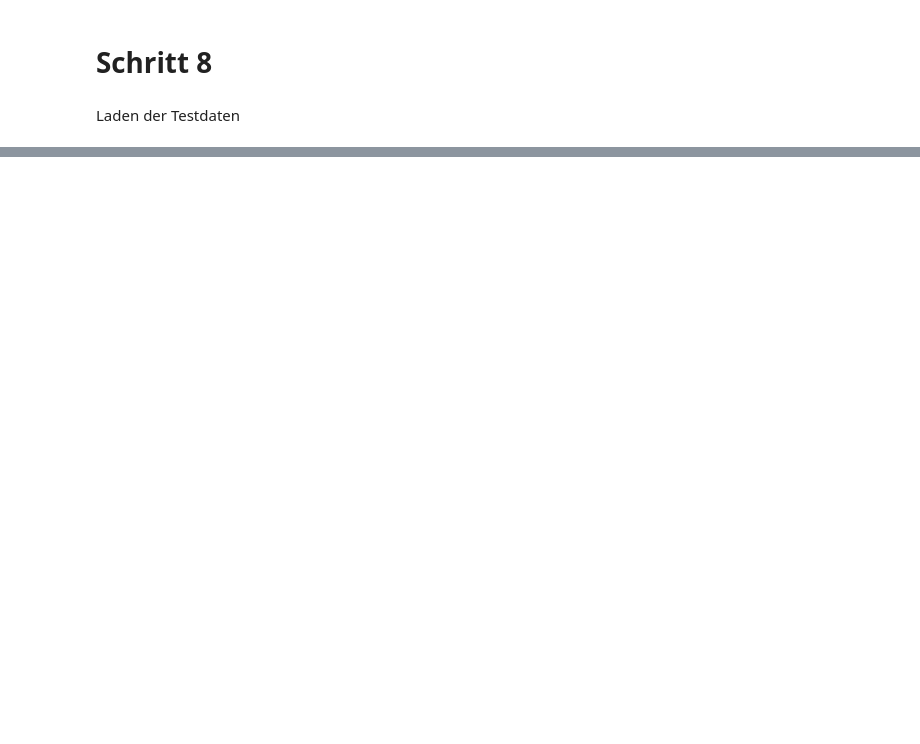
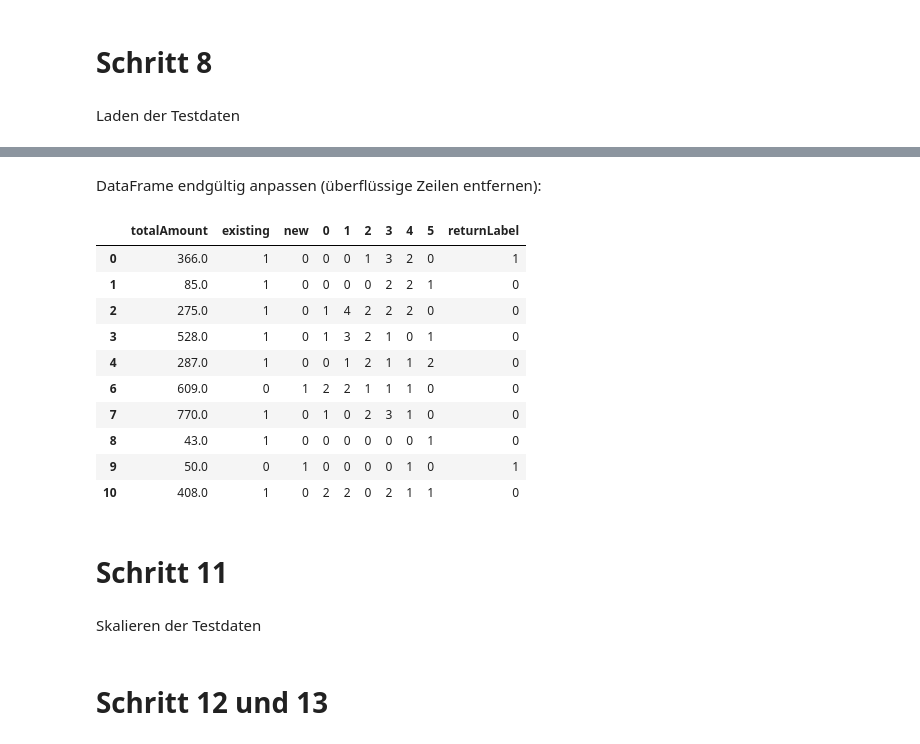
Before and after one commit to Maximilian-prog/ml-kurs-ws22, a Jupyter notebook: ML-Projekt.ipynb, the cells around one changed output, grey strips where cells are left out. Drawn from its saved outputs; the diff is of its cells as text; code cells hidden in the pictures; blank space fills up the shorter version.

```diff
--- a/ML-Projekt.ipynb
+++ b/ML-Projekt.ipynb
@@ -295,0 +375,17 @@ Laden der Testdaten
+# %% [markdown]
+DataFrame endgültig anpassen (überflüssige Zeilen entfernen):
+# %%
+df_test = test_data[["totalAmount","existing","new","0","1","2","3","4","5", "returnLabel"]]
+df_test.head(10)
+# %% [output]
+|  | totalAmount | existing | new | 0 | 1 | 2 | 3 | 4 | 5 | returnLabel |
+| 0 | 366.0 | 1 | 0 | 0 | 0 | 1 | 3 | 2 | 0 | 1 |
+| 1 | 85.0 | 1 | 0 | 0 | 0 | 0 | 2 | 2 | 1 | 0 |
+| 2 | 275.0 | 1 | 0 | 1 | 4 | 2 | 2 | 2 | 0 | 0 |
+| 3 | 528.0 | 1 | 0 | 1 | 3 | 2 | 1 | 0 | 1 | 0 |
+| 4 | 287.0 | 1 | 0 | 0 | 1 | 2 | 1 | 1 | 2 | 0 |
+| 6 | 609.0 | 0 | 1 | 2 | 2 | 1 | 1 | 1 | 0 | 0 |
+| 7 | 770.0 | 1 | 0 | 1 | 0 | 2 | 3 | 1 | 0 | 0 |
+| 8 | 43.0 | 1 | 0 | 0 | 0 | 0 | 0 | 0 | 1 | 0 |
+| 9 | 50.0 | 0 | 1 | 0 | 0 | 0 | 0 | 1 | 0 | 1 |
+| 10 | 408.0 | 1 | 0 | 2 | 2 | 0 | 2 | 1 | 1 | 0 |
@@ -295,0 +395,4 @@ Laden der Testdaten
+# %% [markdown]
+# Schritt 11
+# %% [markdown]
+Skalieren der Testdaten
@@ -295,0 +401,2 @@ Laden der Testdaten
+# %% [markdown]
+# Schritt 12 und 13
```
Also changed, not shown: parts of 53 cells of this notebook, 1 other file.
